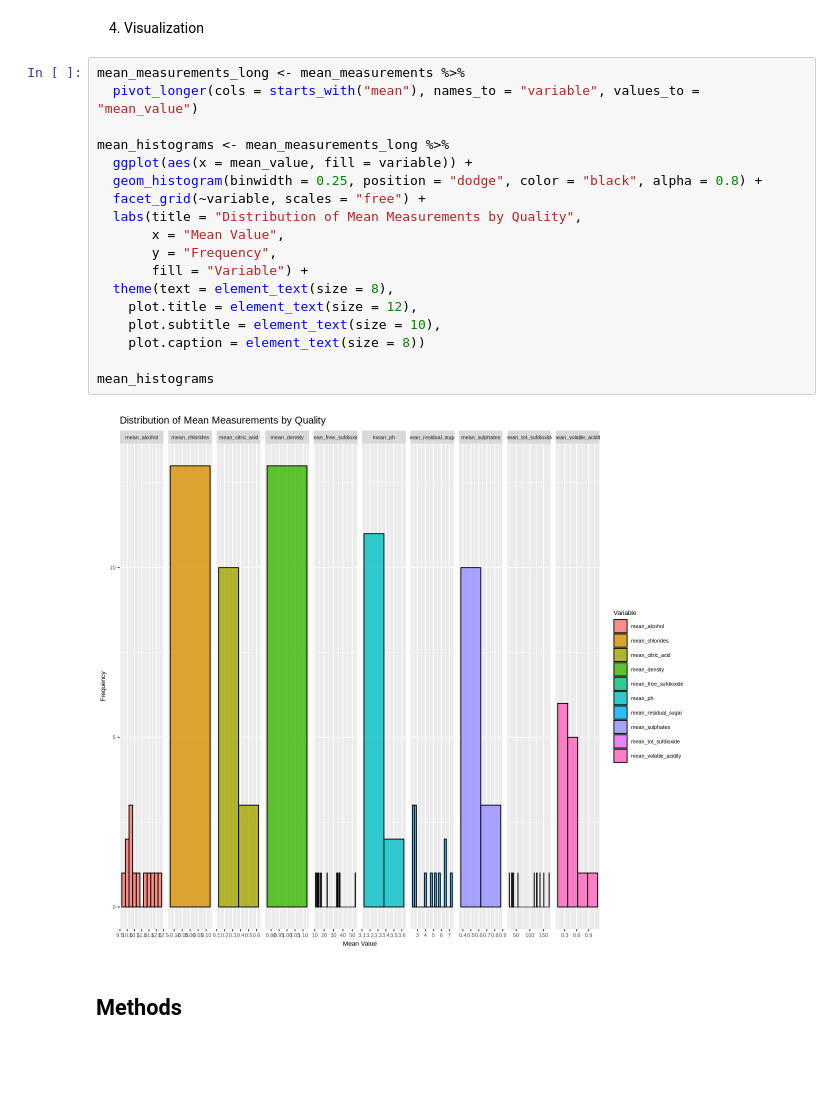
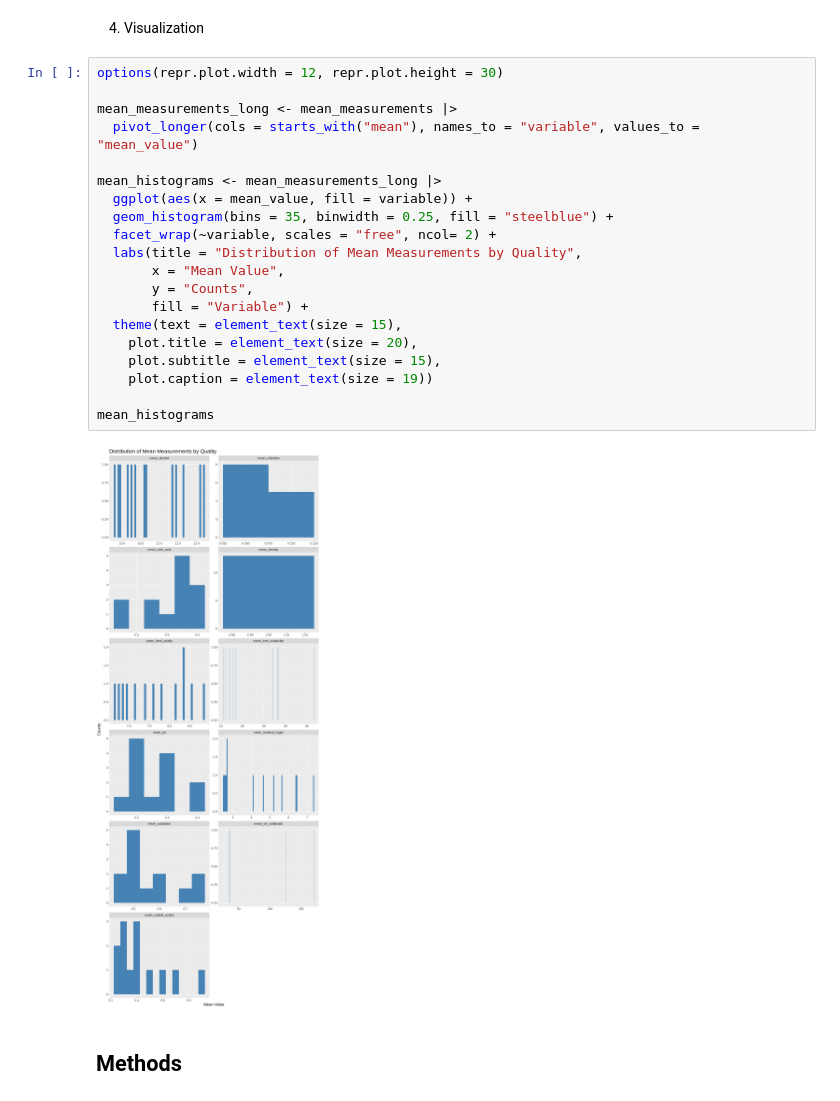
Before and after one commit to AlexNgGit/DSCI-GROUP-3, a Jupyter notebook: src/proposal.ipynb, the cells around one changed output. Saved outputs shown, nothing was run; the diff lists cells and outputs as text; blank space fills up the shorter version.

Commit message:
histogram adjustment

```diff
--- a/src/proposal.ipynb
+++ b/src/proposal.ipynb
@@ -140,25 +140,27 @@ d. Missing data - We have no missing data in this dataset.
 # %% [markdown]
 4. Visualization
 # %%
-mean_measurements_long <- mean_measurements %>%
+options(repr.plot.width = 12, repr.plot.height = 30)
+
+mean_measurements_long <- mean_measurements |>
   pivot_longer(cols = starts_with("mean"), names_to = "variable", values_to = "mean_value")
 
-mean_histograms <- mean_measurements_long %>%
+mean_histograms <- mean_measurements_long |>
   ggplot(aes(x = mean_value, fill = variable)) +
-  geom_histogram(binwidth = 0.25, position = "dodge", color = "black", alpha = 0.8) +
-  facet_grid(~variable, scales = "free") +
+  geom_histogram(bins = 35, binwidth = 0.25, fill = "steelblue") +
+  facet_wrap(~variable, scales = "free", ncol= 2) +
   labs(title = "Distribution of Mean Measurements by Quality",
        x = "Mean Value",
-       y = "Frequency",
+       y = "Counts",
        fill = "Variable") +
-  theme(text = element_text(size = 8),
-    plot.title = element_text(size = 12),
-    plot.subtitle = element_text(size = 10),
-    plot.caption = element_text(size = 8))
+  theme(text = element_text(size = 15),
+    plot.title = element_text(size = 20),
+    plot.subtitle = element_text(size = 15),
+    plot.caption = element_text(size = 19))
 
 mean_histograms
 # %% [output]
-[figure, old version]
+[figure, new version]
 # %% [markdown]
 ## Methods
 # %% [markdown]
```
